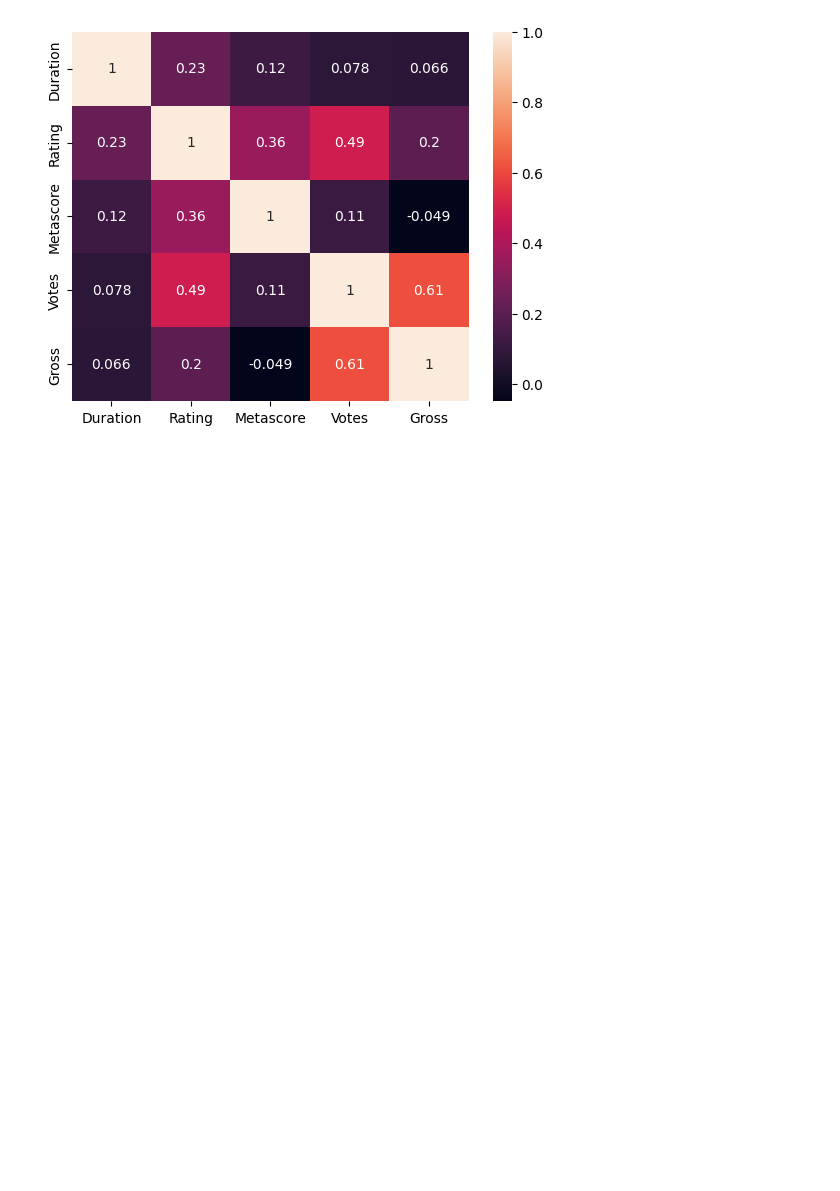
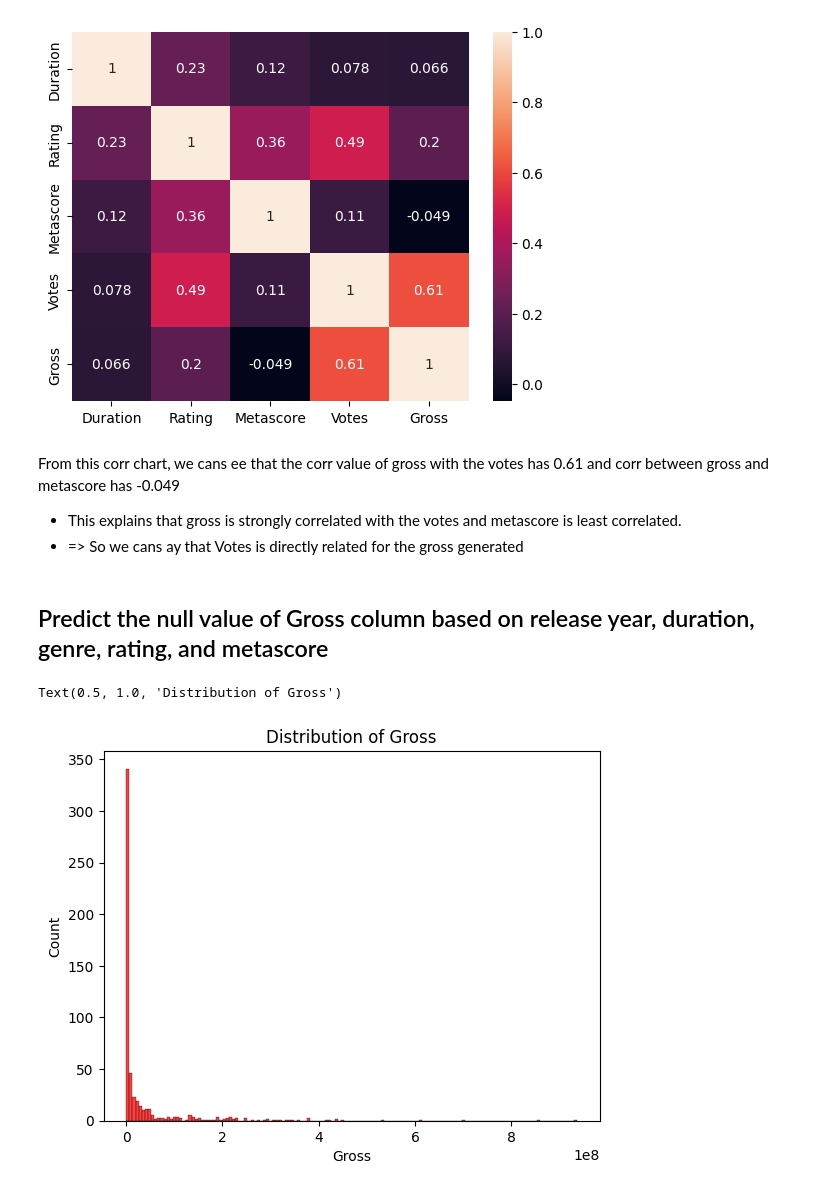
Before and after one commit to luongkhanhphuong2412/Movie_Recommedation_System, a Jupyter notebook: movie_modeling.ipynb, the cells around one changed output. Drawn from its saved outputs; the diff is of its cells as text; code cells hidden in the pictures; blank space fills up the shorter version.

```diff
--- a/movie_modeling.ipynb
+++ b/movie_modeling.ipynb
@@ -186,3 +173,15 @@ sns.heatmap(correlationMatrix, annot= True)
 # %% [output]
 <Axes: >
 [figure]
+# %% [markdown]
+From this corr chart, we cans ee that the corr value of gross with the votes has 0.61 and corr between gross and metascore has -0.049
+* This explains that gross is strongly correlated with the votes and metascore is least correlated.
+* => So we cans ay that Votes is directly related for the gross generated
+# %% [markdown]
+## Predict the null value of Gross column based on release year, duration, genre, rating, and metascore
+# %%
+sns.histplot(data= df['Gross'], color= 'red')
+plt.title("Distribution of Gross")
+# %% [output]
+Text(0.5, 1.0, 'Distribution of Gross')
+[figure, added]
```
Also changed, not shown: parts of 11 cells of this notebook, 1 other file.
